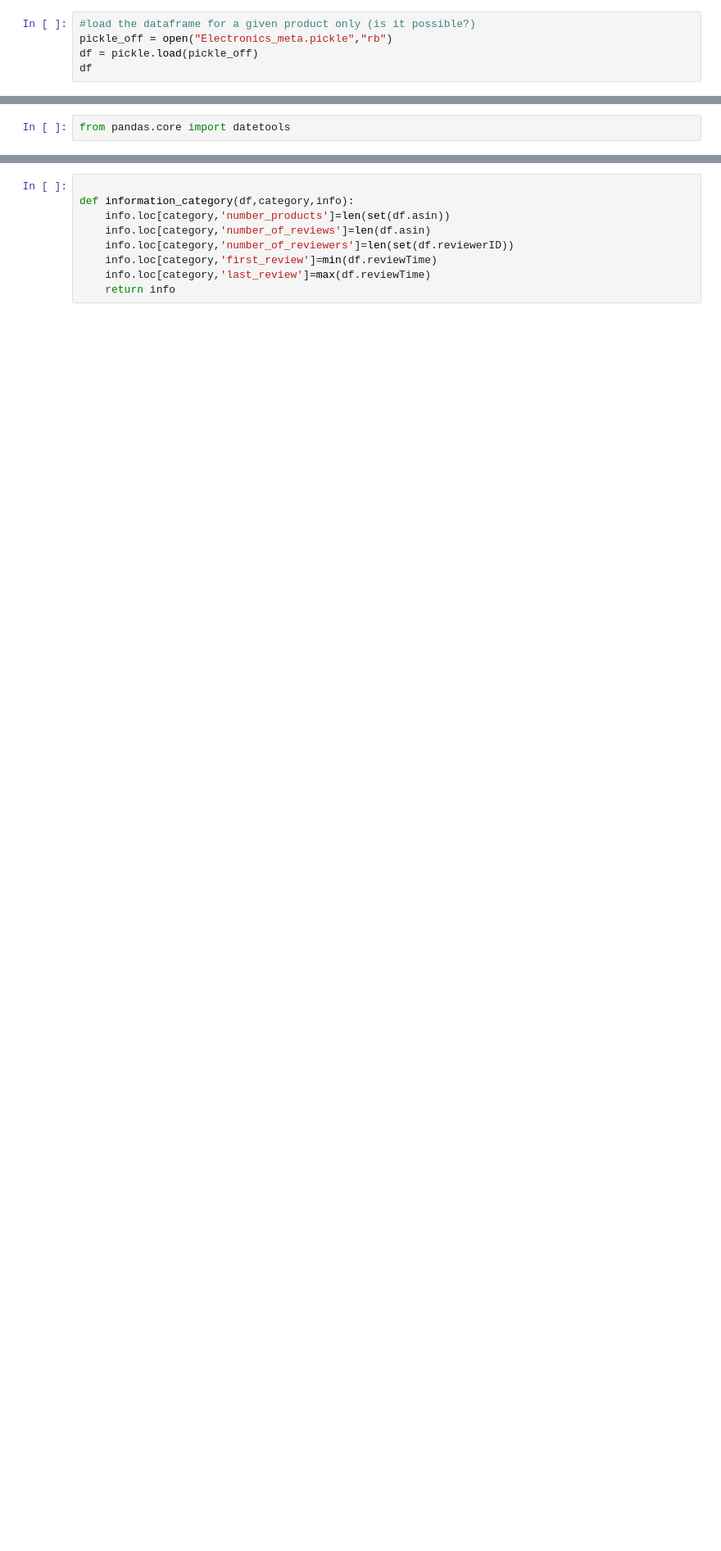
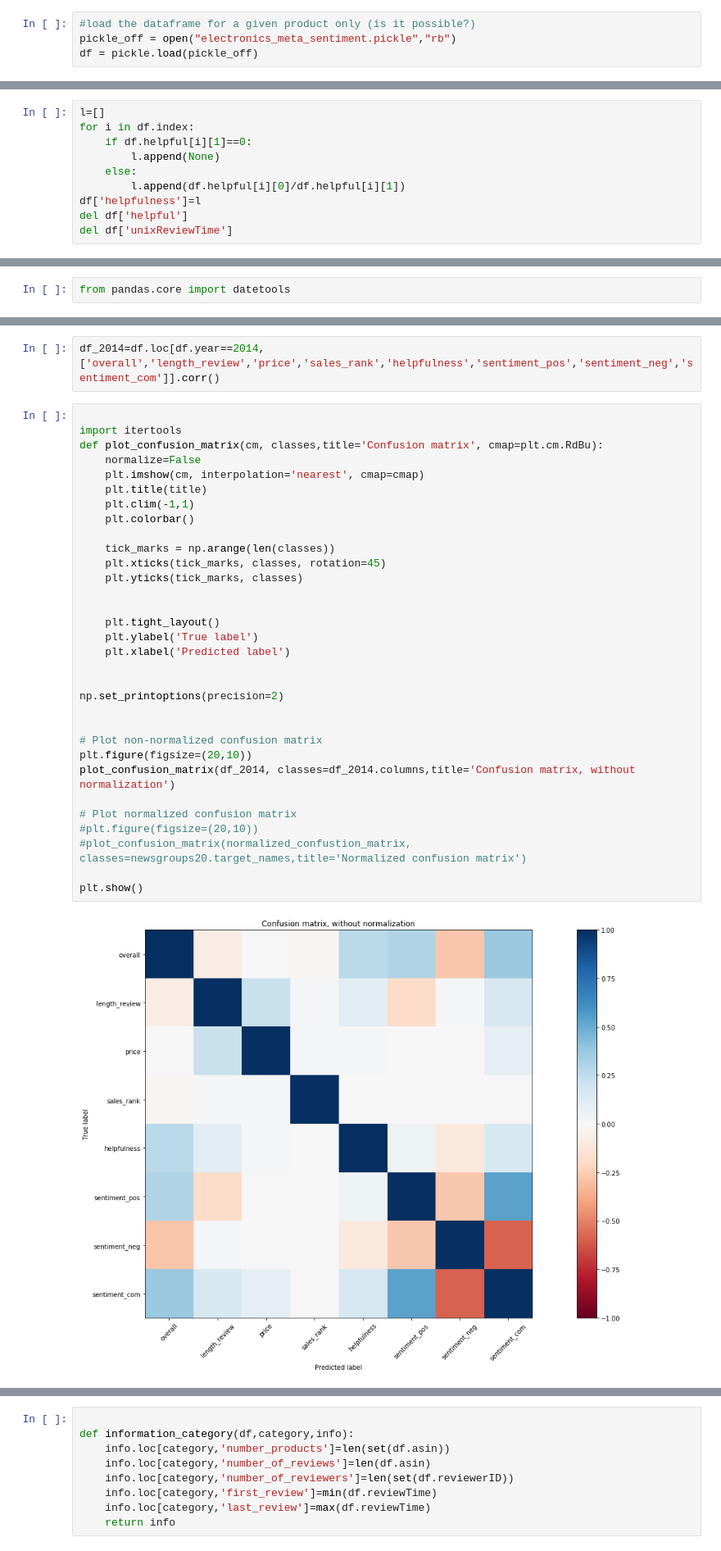
Before and after one commit to sourabhlal/ada2017, a Jupyter notebook: Project/timeline_distribution_correlations.ipynb, the cells around one changed output, grey strips where cells are left out. Shown at 82% size. Cells and saved outputs as stored; diff of their text form; blank space fills up the shorter version.

```diff
--- a/Project/timeline_distribution_correlations.ipynb
+++ b/Project/timeline_distribution_correlations.ipynb
@@ -25,5 +21,4 @@ pd.__version__
 # %%
 #load the dataframe for a given product only (is it possible?)
-pickle_off = open("Electronics_meta.pickle","rb")
+pickle_off = open("electronics_meta_sentiment.pickle","rb")
 df = pickle.load(pickle_off)
-df
@@ -48,0 +34,10 @@ df
+# %%
+l=[]
+for i in df.index:
+    if df.helpful[i][1]==0:
+        l.append(None)
+    else:
+        l.append(df.helpful[i][0]/df.helpful[i][1])
+df['helpfulness']=l
+del df['helpful']
+del df['unixReviewTime']
@@ -252,0 +258,36 @@ df_com.head(1)
+# %%
+df_2014=df.loc[df.year==2014,['overall','length_review','price','sales_rank','helpfulness','sentiment_pos','sentiment_neg','sentiment_com']].corr()
+# %%
+
+import itertools
+def plot_confusion_matrix(cm, classes,title='Confusion matrix', cmap=plt.cm.RdBu):
+    normalize=False
+    plt.imshow(cm, interpolation='nearest', cmap=cmap)
+    plt.title(title)
+    plt.clim(-1,1)
+    plt.colorbar()
+
+    tick_marks = np.arange(len(classes))
+    plt.xticks(tick_marks, classes, rotation=45)
+    plt.yticks(tick_marks, classes)
+
+
+    plt.tight_layout()
+    plt.ylabel('True label')
+    plt.xlabel('Predicted label')
+
+
+np.set_printoptions(precision=2)
+
+
+# Plot non-normalized confusion matrix
+plt.figure(figsize=(20,10))
+plot_confusion_matrix(df_2014, classes=df_2014.columns,title='Confusion matrix, without normalization')
+
+# Plot normalized confusion matrix
+#plt.figure(figsize=(20,10))
+#plot_confusion_matrix(normalized_confustion_matrix, classes=newsgroups20.target_names,title='Normalized confusion matrix')
+
+plt.show()
+# %% [output]
+[figure, added]
```
Also changed, not shown: parts of 63 cells of this notebook, 5 other files.
